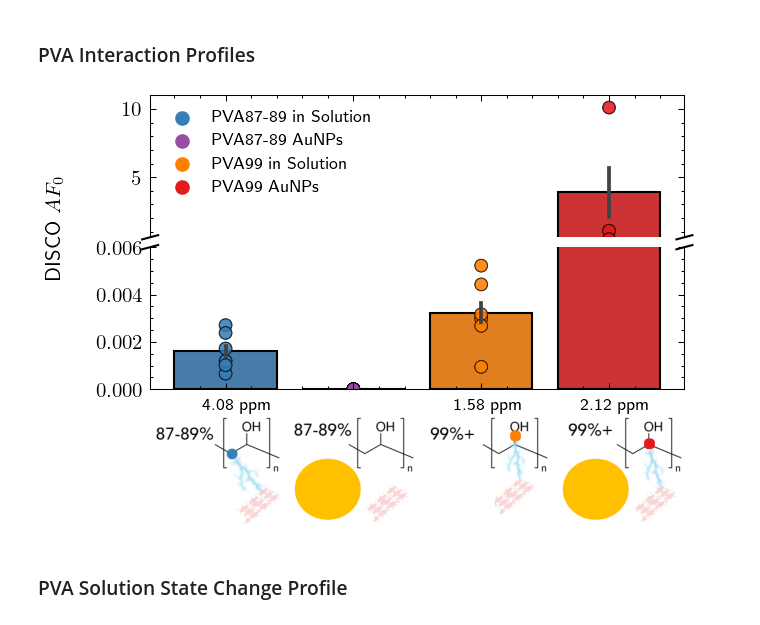
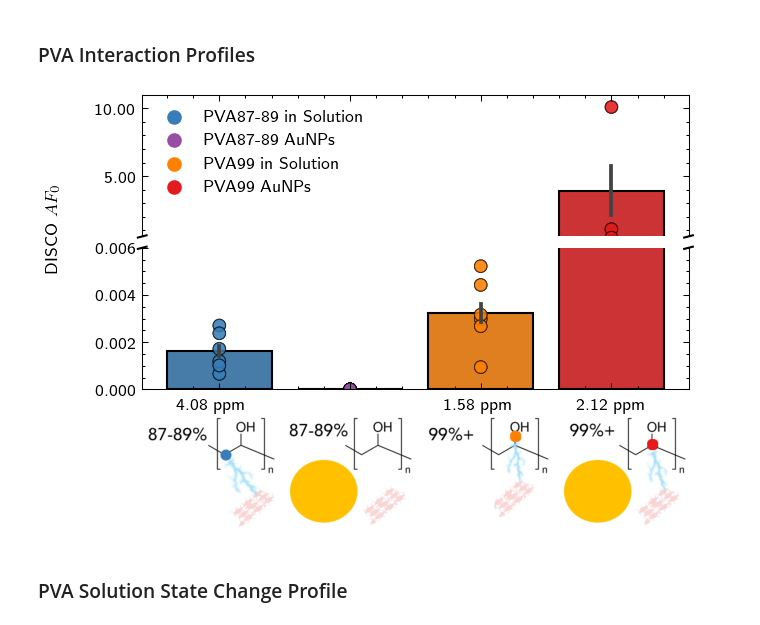
Before and after one commit to Frank-Gu-Lab/disco-np-paper, a Jupyter notebook: notebooks/polymer_profiles.ipynb, the cells around one changed output. Cells and saved outputs as stored; diff of their text form; code cells hidden in the pictures.

Commit message:
update to text and figure labels

```diff
--- a/notebooks/polymer_profiles.ipynb
+++ b/notebooks/polymer_profiles.ipynb
@@ -84,12 +85,24 @@ sns.barplot(data = PVA_interaction_df, y = "AFo", x = "polymer_name", ax = axd['
 sns.scatterplot(data=PVA_interaction_df, y="AFo", x="polymer_name", ax=axd['A'], hue = 'polymer_name', edgecolor='k', alpha = 0.25, legend = False)
 sns.scatterplot(data=PVA_interaction_df, y="AFo", x="polymer_name", ax=axd['B'], hue = 'polymer_name', edgecolor='k', alpha = 0.25)
 
-axd['A'].set_ylim(0.6, 11)  # outliers only
+ticks_font = fm.FontProperties(family='times new roman', style='normal', size=12, weight='normal', stretch='normal')
+
+#axd['B'].yaxis.set_ticks(np.arange(0.0, 0.0006, 0.0002))
+
+axd['A'].set_ylim(0.55, 11)  # outliers only
 axd['B'].set_ylim(0, 0.006)  # most of the data
+axd['A'].tick_params(labelsize=8)
+axd['B'].tick_params(labelsize=8)
+
+axd['A'].yaxis.set_major_formatter(mt.FormatStrFormatter('%1.2f'))
+axd['B'].yaxis.set_major_formatter(mt.FormatStrFormatter('%1.3f'))
+
+
+
 
 
 # remove default axis labels
-fig.text(-0.08, 0.7, 'DISCO $AF_0$', va='center', rotation='vertical')
+fig.text(-0.08, 0.7, 'DISCO $AF_0$', va='center', rotation='vertical',font = 'OpenSans',fontsize=8)
 axd['A'].set_ylabel("")
 axd['B'].set_ylabel("")
 axd['A'].set_xlabel("")
@@ -112,7 +125,7 @@ axd['A'].xaxis.tick_top()
 axd['A'].tick_params(labeltop=False)  # don't put tick labels at the top
 axd['B'].xaxis.tick_bottom()
 
-d = .015  # how big to make the diagonal lines in axes coordinates
+d = .008  # how big to make the diagonal lines in axes coordinates
 # arguments to pass to plot, just so we don't keep repeating them
 kwargs = dict(transform=axd['A'].transAxes, color='k', clip_on=False)
 axd['A'].plot((-d, +d), (-d, +d), **kwargs)        # top-left diagonal
@@ -121,37 +134,37 @@ axd['A'].plot((1 - d, 1 + d), (-d, +d), **kwargs)  # top-right diagonal
 kwargs.update(transform=axd['B'].transAxes)  # switch to the bottom axes
 axd['B'].plot((-d, +d), (1 - d, 1 + d), **kwargs)  # bottom-left diagonal
 axd['B'].plot((1 - d, 1 + d), (1 - d, 1 + d), **kwargs)  # bottom-right diagonal
 
 # add PVA Structure
 pva_structure = plt.imread("../data/external/pva_repeatunit.png", format="png")
 axd['C'].imshow(plt.imread("../data/external/pva_customfigs/pva_repeatunit_low_sol.png", format="png"))
 axd['C'].axis('off')
 # axd['C'].xaxis.set_visible(False)
 # axd['C'].yaxis.set_visible(False)
 # axd['C'].set_xlabel("Poly(vinyl alcohol)")
 axd['D'].imshow(plt.imread("../data/external/pva_customfigs/pva_repeatunit_low_np.png", format="png"))
 axd['D'].axis('off')
 # axd['D'].xaxis.set_visible(False)
 # axd['D'].yaxis.set_visible(False)
 axd['E'].imshow(plt.imread("../data/external/pva_customfigs/pva_repeatunit_high_sol.png", format="png"))
 axd['E'].axis('off')
 # axd['E'].xaxis.set_visible(False)
 # axd['E'].yaxis.set_visible(False)
 axd['F'].imshow(plt.imread("../data/external/pva_customfigs/pva_repeatunit_high_np.png", format="png"))
 axd['F'].axis('off')
 # axd['F'].xaxis.set_visible(False)
 # axd['F'].yaxis.set_visible(False)
 
-fig.text(0.18, 0.305, "4.08 ppm", va='center', fontsize = 8)
-fig.text(0.60, 0.305, "1.58 ppm", va='center', fontsize = 8)
-fig.text(0.81, 0.305, "2.12 ppm", va='center', fontsize = 8)
+fig.text(0.138, 0.305, "4.08 ppm", va='center', fontsize = 8)
+fig.text(0.585, 0.305, "1.58 ppm", va='center', fontsize = 8)
+fig.text(0.805, 0.305, "2.12 ppm", va='center', fontsize = 8)
 
 output_filename = f"{output_directory}/PVA_NP_interactions_overlaid.png"
 fig.patch.set_facecolor('white')
 plt.tight_layout(pad=0.1)
 fig.savefig(output_filename, dpi=500, transparent=False)
 # %% [output]
-[figure, old version]
+[figure, new version]
 # %% [markdown]
 ### PVA Solution State Change Profile
 # %% [markdown]
```
Also changed, not shown: parts of 9 cells of this notebook.
